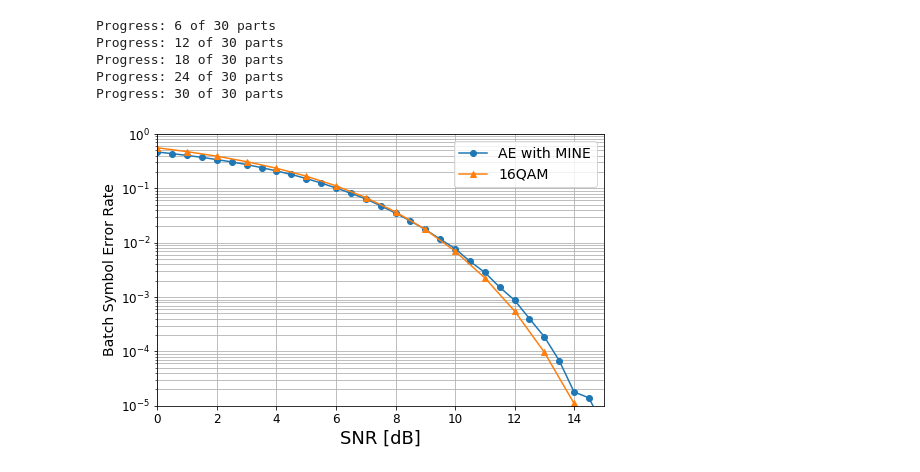
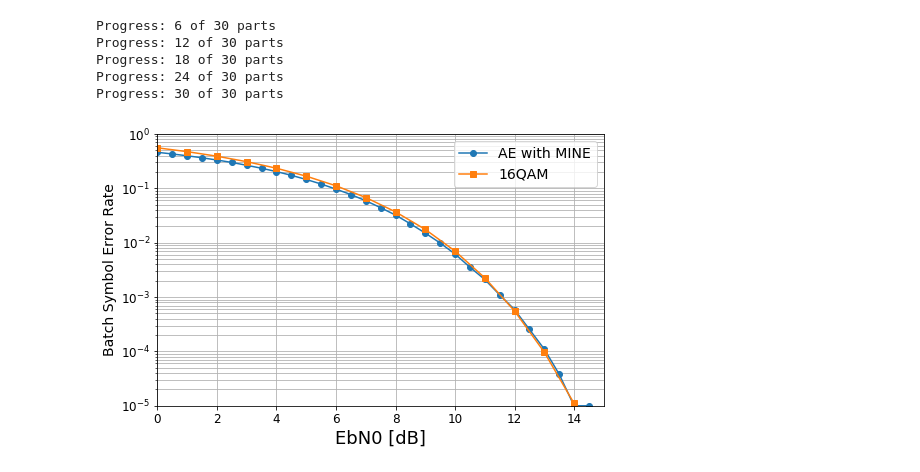
Before and after one commit to Fritschek/Wireless_encoding_with_MI_estimation, a Jupyter notebook: TF2_MINE_Enc_em.ipynb, the cells around one changed output. Drawn from its saved outputs; the diff is of its cells as text; code cells hidden in the pictures.

```diff
--- a/TF2_MINE_Enc_em.ipynb
+++ b/TF2_MINE_Enc_em.ipynb
@@ -79,12 +105,13 @@ autoencoder = keras.models.Sequential([encoder, channel, decoder])
 # %%
 def B_Ber_m(input_msg, msg):
     '''Calculate the Batch Bit Error Rate'''
-    pred_error = tf.not_equal(input_msg, tf.argmax(msg, 1))
+    batch_size = input_msg.shape[0]
+    pred_error = tf.not_equal(tf.reshape(input_msg, shape=(-1,batch_size)), tf.argmax(msg, 1))
     bber = tf.reduce_mean(tf.cast(pred_error, tf.float32))
     return bber
 # %%
 def random_sample(batch_size=32):
-    msg = np.random.randint(M, size=batch_size)
+    msg = np.random.randint(M, size=(batch_size,1))
     return msg
 # %%
 def test_encoding(M=16, n=1):
@@ -198,15 +226,23 @@ test_msg = np.random.randint(M, size=N_test)
 # %%
-def Test_AE(data):
+def Test_AE():
     '''Calculate Bit Error for varying SNRs'''
     snr_range = np.linspace(0, 15, 31)
     bber_vec = [None] * len(snr_range)
 
     for db in range(len(snr_range)):
-        noise_std = EbNo_to_noise(snr_range[db])
-        code_word = encoder(data)
-        rcvd_word = code_word + tf.random.normal(tf.shape(code_word), mean=0.0, stddev=noise_std)
-        dcoded_msg = decoder(rcvd_word)
-        bber_vec[db] = B_Ber_m(data, dcoded_msg)
+        for it in range(1,1000):
+            noise_std = EbNo_to_noise(snr_range[db])
+            X_batch  = random_sample(500)
+            code_word = encoder(X_batch)
+            if rayleigh:
+                rcvd_word = sample_Rayleigh_channel(code_word, noise_std)
+            else:
+                rcvd_word = code_word + tf.random.normal(tf.shape(code_word), mean=0.0, stddev=noise_std)
+            dcoded_msg = decoder(rcvd_word)
+            bber = B_Ber_m(X_batch, dcoded_msg)
+            bber_avg = mean_loss(bber)
+        bber_vec[db] = bber_avg
+        mean_loss.reset_states()
         if (db % 6 == 0) & (db > 0):
             print(f'Progress: {db} of {30} parts')
 
@@ -263,5 +287,5 @@ Interim result for Epoch: 5, Loss: 0.17504, Batch_BER: 0.05800
 # %%
-bber_data = Test_AE(test_msg)
+bber_data = Test_AE()
 # %% [output]
 Progress: 6 of 30 parts
 Progress: 12 of 30 parts
@@ -271,19 +295,33 @@ Progress: 30 of 30 parts
 # %%
 # Approximate 16 QAM Error
 def SIXT_QAM_sim(ebno):
     return (3.0/2)*special.erfc(np.sqrt((4.0/10)*10.**(ebno/10)))
 
+def MQAM_rayleigh_approx(M, ebnodb):
+    ebno = 10.**(ebnodb/10)
+    esno = 4*ebno
+    #Goldsmith, p.185, 6.3.2, Eqn 6.61, alphaM=4, betaM=3/(M-1)
+    a=3.25 #adjusted mean number of neighbors
+    b=3/(M-1)
+    e=b*esno
+    return (a/2)*(1-np.sqrt(0.5*e / (1+0.5*e) ) ), a/(2*b*esno)
+
 ebnodbs = np.linspace(0,15,16)
 fig = plt.figure(figsize=(8, 5))
 plt.semilogy(bber_data[0], bber_data[1], 'o-')
 
-plt.semilogy(ebnodbs, SIXT_QAM_sim(ebnodbs), '^-');
+if rayleigh:
+    a, b = MQAM_rayleigh_approx(16,ebnodbs)
+    plt.plot(ebnodbs, a, 's-')
+else:
+    plt.plot(ebnodbs, SIXT_QAM_sim(ebnodbs), 's-')
+
 plt.gca().set_ylim(1e-5, 1)
 plt.gca().set_xlim(0, 15)
 plt.ylabel("Batch Symbol Error Rate", fontsize=14, rotation=90)
-plt.xlabel("SNR [dB]", fontsize=18)
+plt.xlabel("EbN0 [dB]", fontsize=18)
 plt.legend(['AE with MINE', '16QAM'],
            prop={'size': 14}, loc='upper right');
 plt.grid(True, which="both")
 # %% [output]
-[figure, old version]
+[figure, new version]
```
Also changed, not shown: parts of 9 cells of this notebook, 1 other file.
